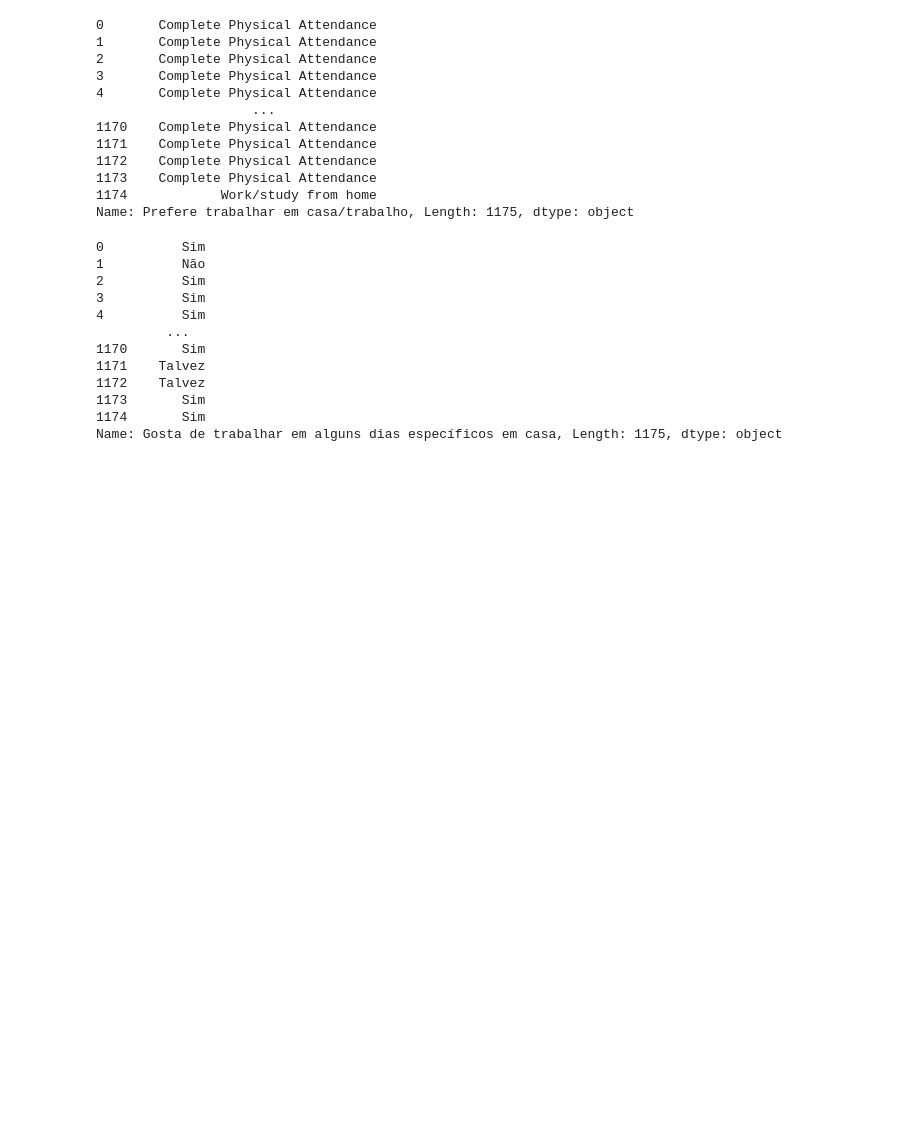
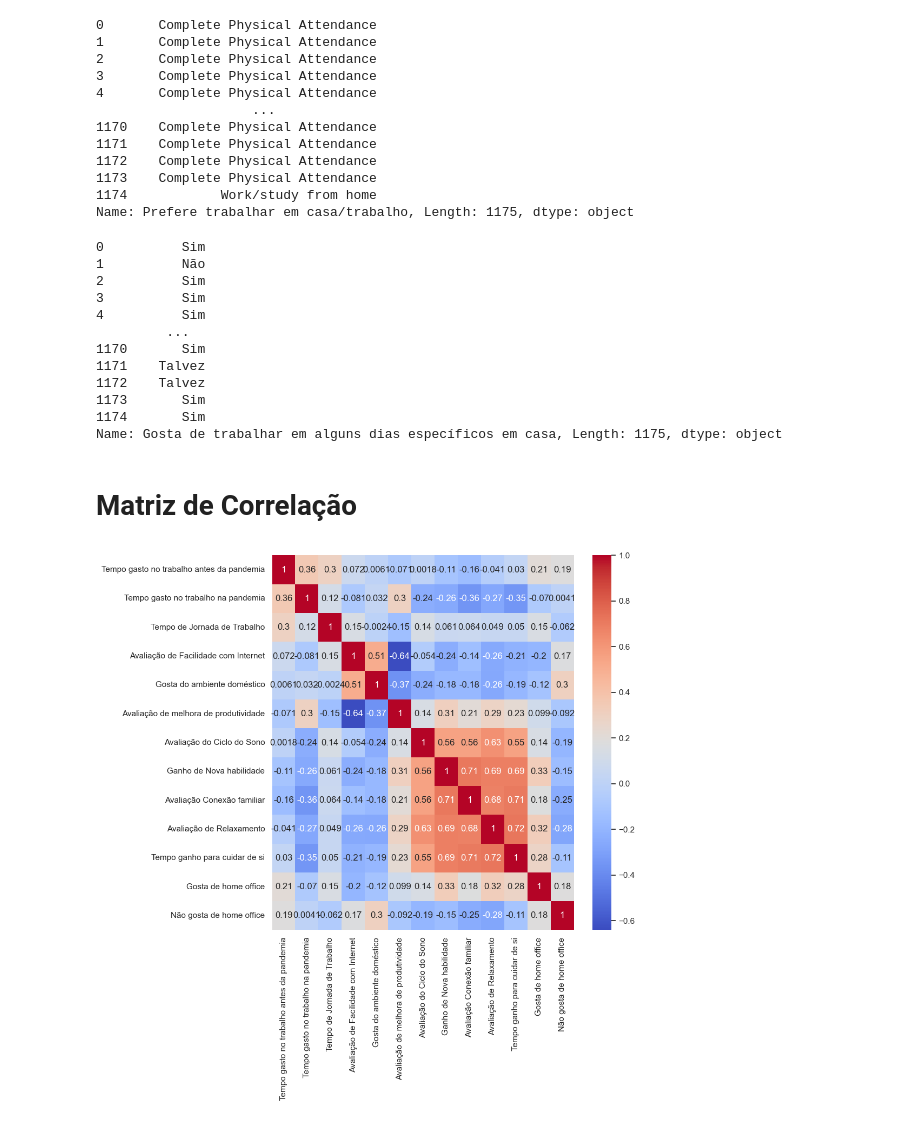
Before and after one commit to akira-gabriel/Covid-Psycological-Effects-of-COVID, a Jupyter notebook: Psycological Effects of COVID.ipynb, the cells around one changed output. Drawn from its saved outputs; the diff is of its cells as text; code cells hidden in the pictures; blank space fills up the shorter version.

```diff
--- a/Psycological Effects of COVID.ipynb
+++ b/Psycological Effects of COVID.ipynb
@@ -11,3 +9,5 @@ df = pd.read_csv('/Users/gabri/OneDrive/Psycological-Effects-of-COVID.csv')
+# %%
+df = pd.read_csv('./data/Psycological-Effects-of-COVID.csv')
 # %% [markdown]
 # Tratamento de Dados
 # %%
@@ -249,6 +249,18 @@ df['Gosta de trabalhar em alguns dias específicos em casa'].map({'Yes' : 'Sim',
 1173       Sim
 1174       Sim
 Name: Gosta de trabalhar em alguns dias específicos em casa, Length: 1175, dtype: object
+# %% [markdown]
+# Matriz de Correlação
+# %%
+# Crie a matriz de correlação
+corr = df.corr()
+
+sns.heatmap(corr, xticklabels=corr.columns, yticklabels=corr.columns, annot=True, cmap='coolwarm')
+
+sns.set (rc = {'figure.figsize':(9, 9)})
+# Exiba o gráfico
+# %% [output]
+[figure, added]
 # %%
 # tabelas prontas pra ML ['Avaliação do Ciclo do Sono'], ['Ganho de Nova habilidade'], 'Avaliação Conexão familiar', Avaliação de Relaxamento, Tempo ganho para cuidar de si
 # Binário = 'Gosta de home office', 'Não gosta de home office',
```
Also changed, not shown: parts of 1 cell of this notebook.
